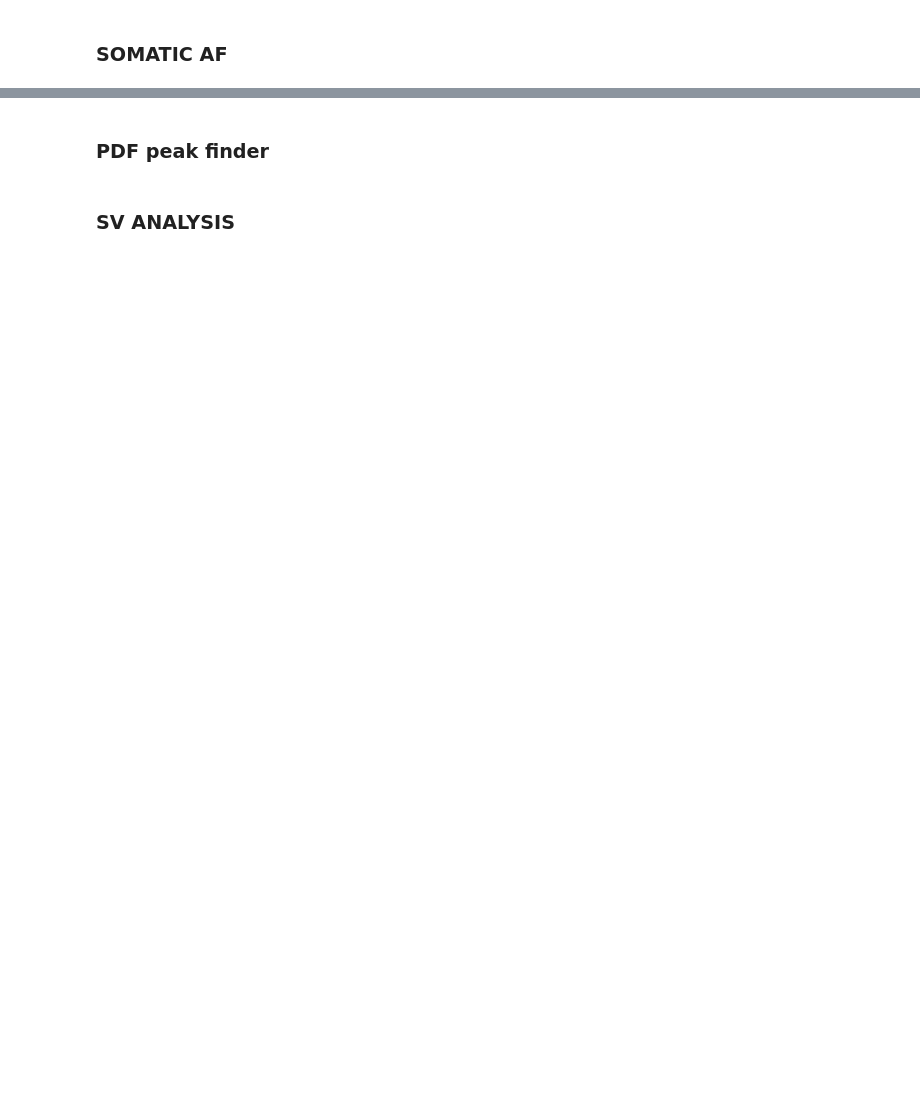
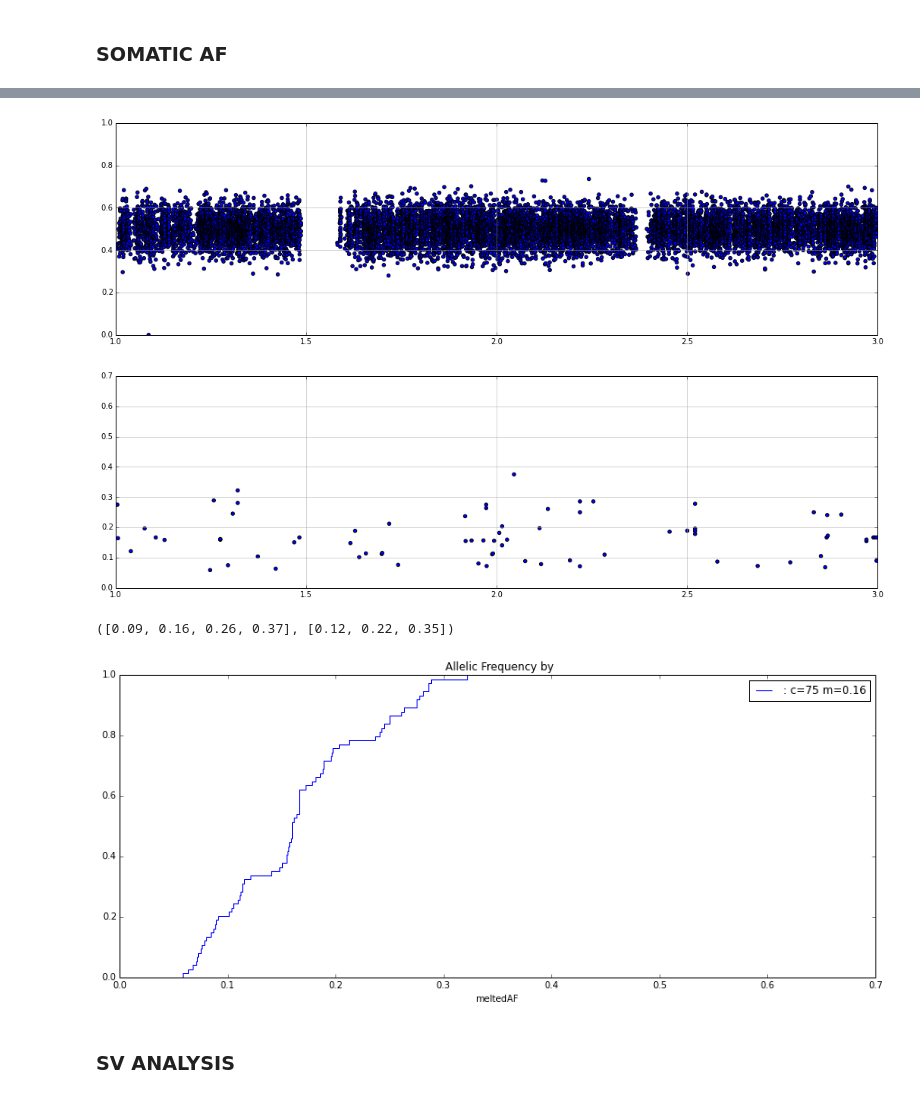
Before and after one commit to hartwigmedical/scripts, a Jupyter notebook: ipython/Intergrated Sample Analysis.ipynb, the cells around one changed output, grey strips where cells are left out. Cells and saved outputs as stored; diff of their text form; code cells hidden in the pictures; blank space fills up the shorter version.

```diff
--- a/ipython/Intergrated Sample Analysis.ipynb
+++ b/ipython/Intergrated Sample Analysis.ipynb
@@ -233,17 +296,28 @@ AFByPosPlot(dfSom.chromFrac, dfSom.meltedAF,c+fractionMin, c+fractionMax)
 # %%
-c,fractionMin,fractionMax = 5,0,1
+c,fractionMin,fractionMax = 1,0,2
 dfTemp = dfBAF[(dfBAF.chromPos>c+fractionMin)&(dfBAF.chromPos<c+fractionMax)]
 AFByPosPlot(dfTemp.chromPos, dfTemp.BAF,c+fractionMin, c+fractionMax)
 dfSom = dfSomatic[(dfSomatic['variantType']=="SNP")&(dfSomatic['inPON']==False)&(dfSomatic['consensus']==True)&(dfSomatic.chromFrac>c+fractionMin)&(dfSomatic.chromFrac<c+fractionMax)]
-AFByPosPlot(dfSom.chromFrac, dfSom.meltedAF,c+fractionMin, c+fractionMax)
+AFByPosPlot(dfSom.chromFrac, dfSom.meltedAF,c+fractionMin, c+fractionMax,0.7)
 
 #CDF
 ser = dfSom.meltedAF.sort_values()
 cum_dist = np.linspace(0.,1.,len(ser))
 ser_cdf = pd.Series(cum_dist, index=ser,name=": c="+str(ser.count())+" m="+str(round(ser.median(),2)))
 ser_cdf.plot(drawstyle='steps',legend=True,title=" Allelic Frequency by ",figsize=[15,6],xlim=[0.0,0.7])
 
 #mbaf
 dfCNV[(dfCNV.chromPos>c+fractionMin)&(dfCNV.chromPos<c+fractionMax)&(dfCNV.mBAFCount>500)][['chrom','posStart','copyNum','chromPos','regionLength','mBAF','mBAFCount']]
+
+###PEAK
+X = dfSom.meltedAF.sort_values()[:, np.newaxis]
+X_plot = np.linspace(0,1,100)[:, np.newaxis]
+kde = KernelDensity(kernel='gaussian', bandwidth=0.02).fit(X)
+log_dens = kde.score_samples(X_plot)
+#pdfChart(log_dens)
+findPeaks(log_dens)
+# %% [output]
+[figure, added]
+[figure, added]
+([0.09, 0.16, 0.26, 0.37], [0.12, 0.22, 0.35])
+[figure, added]
-# %% [markdown]
-### PDF peak finder
```
Also changed, not shown: parts of 30 cells of this notebook, 7 other files.
